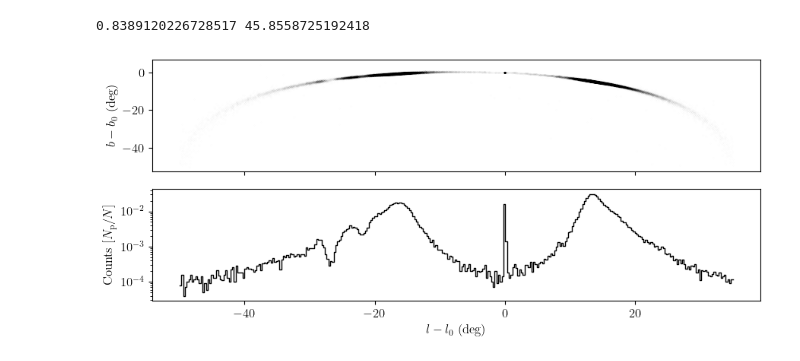
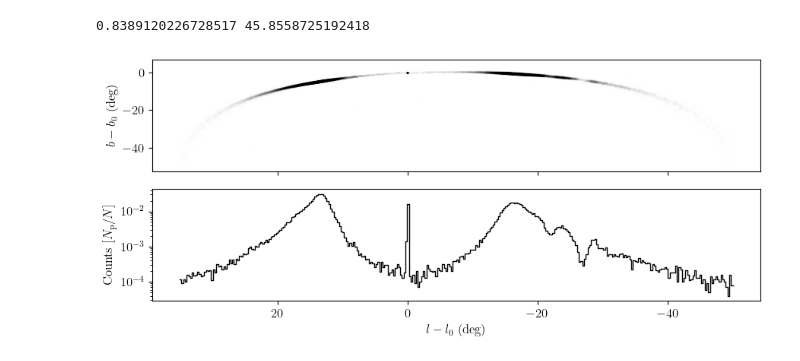
Before and after one commit to salvatore-ferrone/stream_analysis, a Jupyter notebook: figures/on_sky.ipynb, the cells around one changed output. Drawn from its saved outputs; the diff is of its cells as text; code cells hidden in the pictures.

```diff
--- a/figures/on_sky.ipynb
+++ b/figures/on_sky.ipynb
@@ -92,14 +92,14 @@ print(my_sky.l.to(u.deg).wrap_at(180*u.deg).degree,my_sky.b.to(u.deg).degree)
 # %%
 fig, axis = plt.subplots(2, 1, figsize=(9, 4),sharex=True)
 axis[0].scatter(myL, myB, s=0.01, c="k", alpha=0.05)
 axis[1].plot(x, y, color='k',linewidth=1)  # Plot the outline of the histogram
 axis[1].set_yscale('log')
 axis[1].set_xlabel(r'$l-l_0$ (deg)')
 axis[0].set_ylabel(r'$b-b_0$ (deg)')
 axis[1].set_ylabel('Counts [$N_{\mathrm{p}}/N$]')
 # axis[0].text(-40,-25,r"($l_0,b_0$)=(%.2f$^{\circ}$,%.2f$^{\circ}$)"%(my_sky.l.to(u.deg).wrap_at(180*u.deg).degree,my_sky.b.to(u.deg).degree),fontsize=12)
-
+axis[1].invert_xaxis()
 fig.tight_layout()
 fig.savefig("../paper/"+outname, dpi=300)
 # %% [output]
-[figure, old version]
+[figure, new version]
```
